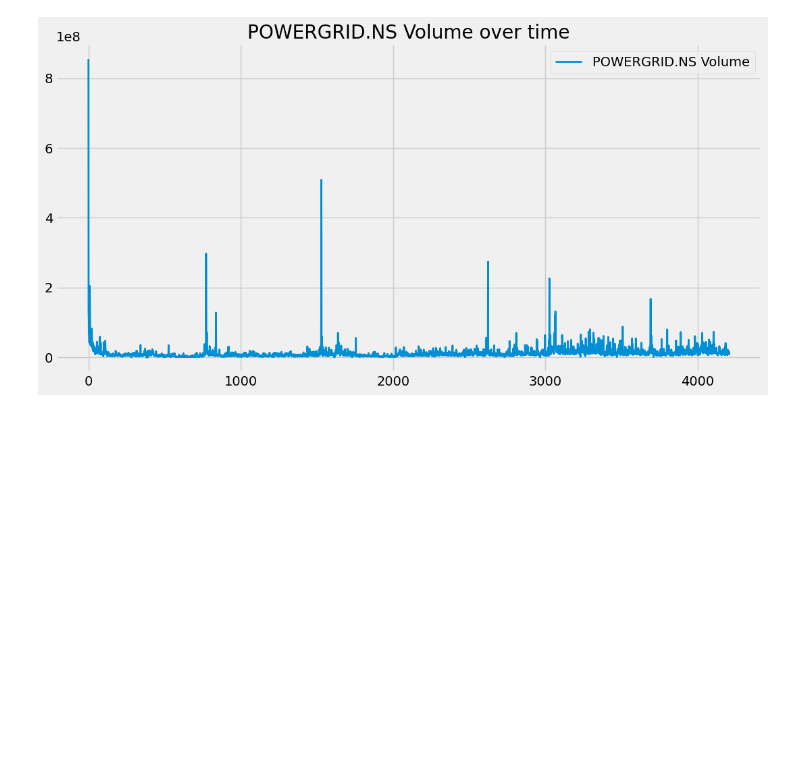
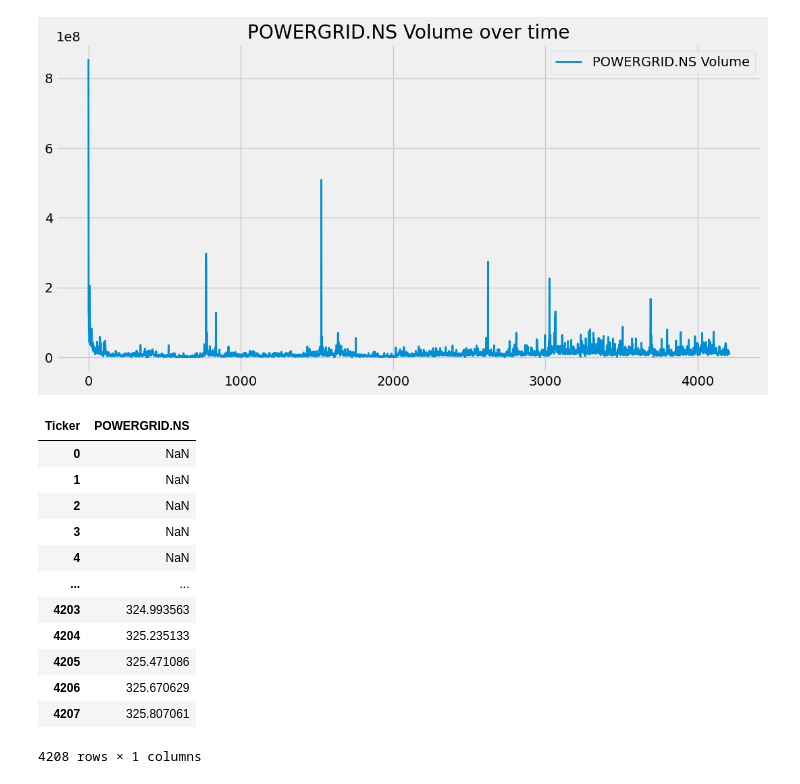
Before and after one commit to junaidalam2/data_analysis_stock_price, a Jupyter notebook: notebooks/stock_price_prediction.ipynb, the cells around one changed output. Cells and saved outputs as stored; diff of their text form; code cells hidden in the pictures; blank space fills up the shorter version.

```diff
--- a/notebooks/stock_price_prediction.ipynb
+++ b/notebooks/stock_price_prediction.ipynb
@@ -162,3 +162,20 @@ plt.legend()
 plt.show()
 # %% [output]
 [figure]
+# %%
+ma100 = df.Close.rolling(100).mean()
+ma100
+# %% [output]
+| Ticker | POWERGRID.NS |
+| 0 | NaN |
+| 1 | NaN |
+| 2 | NaN |
+| 3 | NaN |
+| 4 | NaN |
+| ... | ... |
+| 4203 | 324.993563 |
+| 4204 | 325.235133 |
+| 4205 | 325.471086 |
+| 4206 | 325.670629 |
+| 4207 | 325.807061 |
+4208 rows × 1 columns
```
Also changed, not shown: parts of 4 cells of this notebook.
